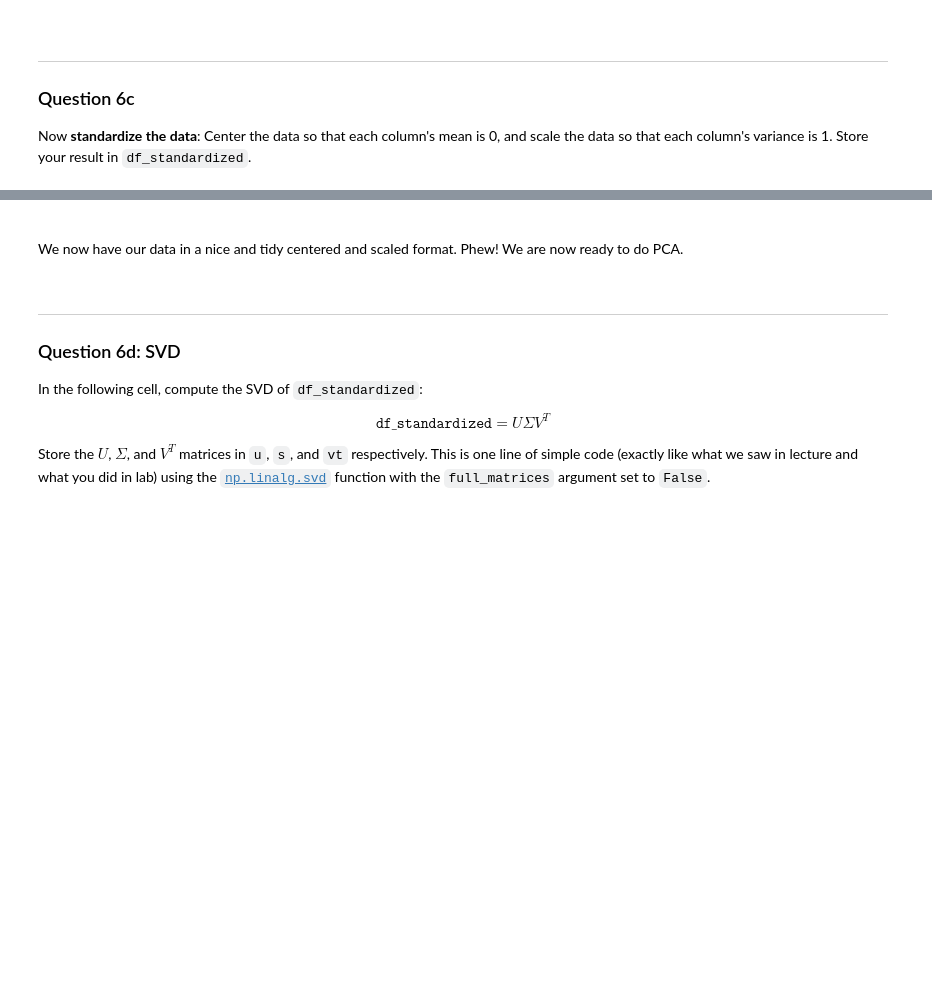
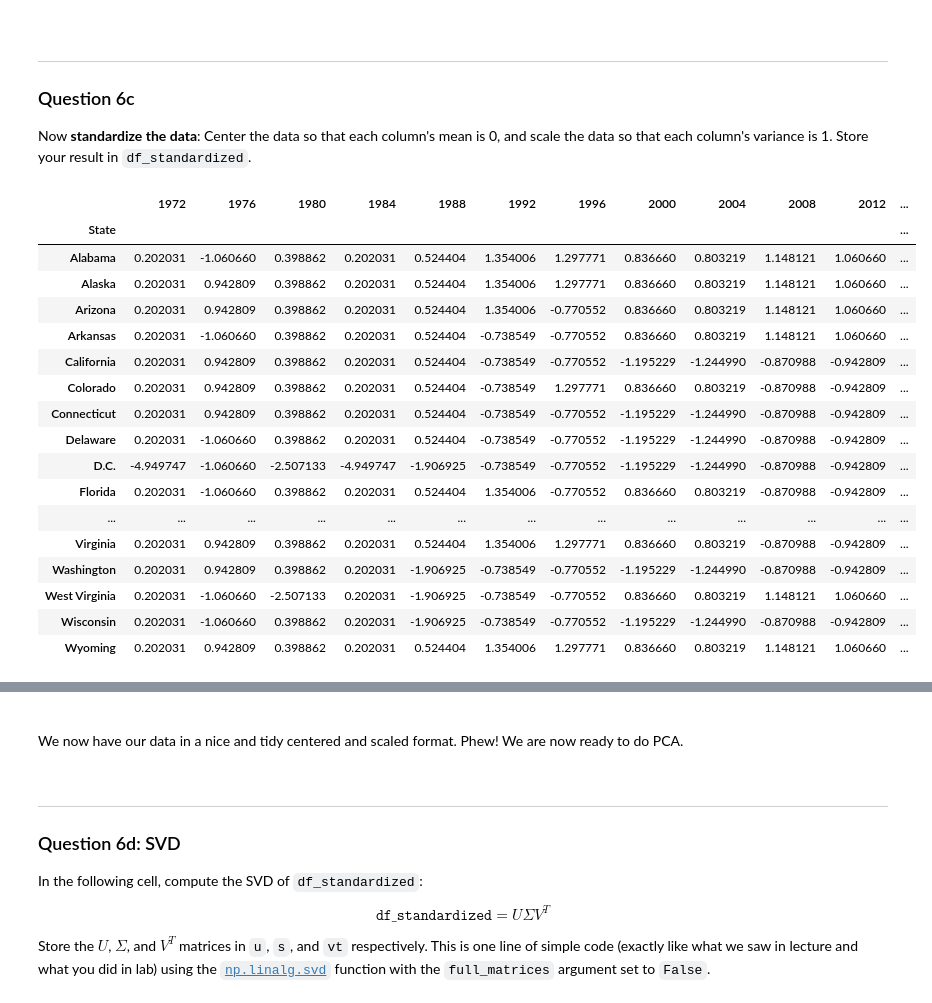
Before and after one commit to AliceRayLu/data-100-sp22, a Jupyter notebook: hw/hw07/hw07.ipynb, the cells around one changed output, grey strips where cells are left out. Cells and saved outputs as stored; diff of their text form; code cells hidden in the pictures; blank space fills up the shorter version.

```diff
--- a/hw/hw07/hw07.ipynb
+++ b/hw/hw07/hw07.ipynb
@@ -860,7 +860,26 @@ name: q6c
 points: 1
 -->
 # %%
-df_standardized = ...
-...
+df_standardized = (df_numerical-np.mean(df_numerical,axis=0))/np.std(df_numerical,axis=0)
+df_standardized
+# %% [output]
+|  | 1972 | 1976 | 1980 | 1984 | 1988 | 1992 | 1996 | 2000 | 2004 | 2008 | 2012 | ... |
+| State |  |  |  |  |  |  |  |  |  |  |  | ... |
+| Alabama | 0.202031 | -1.060660 | 0.398862 | 0.202031 | 0.524404 | 1.354006 | 1.297771 | 0.836660 | 0.803219 | 1.148121 | 1.060660 | ... |
+| Alaska | 0.202031 | 0.942809 | 0.398862 | 0.202031 | 0.524404 | 1.354006 | 1.297771 | 0.836660 | 0.803219 | 1.148121 | 1.060660 | ... |
+| Arizona | 0.202031 | 0.942809 | 0.398862 | 0.202031 | 0.524404 | 1.354006 | -0.770552 | 0.836660 | 0.803219 | 1.148121 | 1.060660 | ... |
+| Arkansas | 0.202031 | -1.060660 | 0.398862 | 0.202031 | 0.524404 | -0.738549 | -0.770552 | 0.836660 | 0.803219 | 1.148121 | 1.060660 | ... |
+| California | 0.202031 | 0.942809 | 0.398862 | 0.202031 | 0.524404 | -0.738549 | -0.770552 | -1.195229 | -1.244990 | -0.870988 | -0.942809 | ... |
+| Colorado | 0.202031 | 0.942809 | 0.398862 | 0.202031 | 0.524404 | -0.738549 | 1.297771 | 0.836660 | 0.803219 | -0.870988 | -0.942809 | ... |
+| Connecticut | 0.202031 | 0.942809 | 0.398862 | 0.202031 | 0.524404 | -0.738549 | -0.770552 | -1.195229 | -1.244990 | -0.870988 | -0.942809 | ... |
+| Delaware | 0.202031 | -1.060660 | 0.398862 | 0.202031 | 0.524404 | -0.738549 | -0.770552 | -1.195229 | -1.244990 | -0.870988 | -0.942809 | ... |
+| D.C. | -4.949747 | -1.060660 | -2.507133 | -4.949747 | -1.906925 | -0.738549 | -0.770552 | -1.195229 | -1.244990 | -0.870988 | -0.942809 | ... |
+| Florida | 0.202031 | -1.060660 | 0.398862 | 0.202031 | 0.524404 | 1.354006 | -0.770552 | 0.836660 | 0.803219 | -0.870988 | -0.942809 | ... |
+| ... | ... | ... | ... | ... | ... | ... | ... | ... | ... | ... | ... | ... |
+| Virginia | 0.202031 | 0.942809 | 0.398862 | 0.202031 | 0.524404 | 1.354006 | 1.297771 | 0.836660 | 0.803219 | -0.870988 | -0.942809 | ... |
+| Washington | 0.202031 | 0.942809 | 0.398862 | 0.202031 | -1.906925 | -0.738549 | -0.770552 | -1.195229 | -1.244990 | -0.870988 | -0.942809 | ... |
+| West Virginia | 0.202031 | -1.060660 | -2.507133 | 0.202031 | -1.906925 | -0.738549 | -0.770552 | 0.836660 | 0.803219 | 1.148121 | 1.060660 | ... |
+| Wisconsin | 0.202031 | -1.060660 | 0.398862 | 0.202031 | -1.906925 | -0.738549 | -0.770552 | -1.195229 | -1.244990 | -0.870988 | -0.942809 | ... |
+| Wyoming | 0.202031 | 0.942809 | 0.398862 | 0.202031 | 0.524404 | 1.354006 | 1.297771 | 0.836660 | 0.803219 | 1.148121 | 1.060660 | ... |
 # %%
 grader.check("q6c")
```
Also changed, not shown: parts of 13 cells of this notebook.
